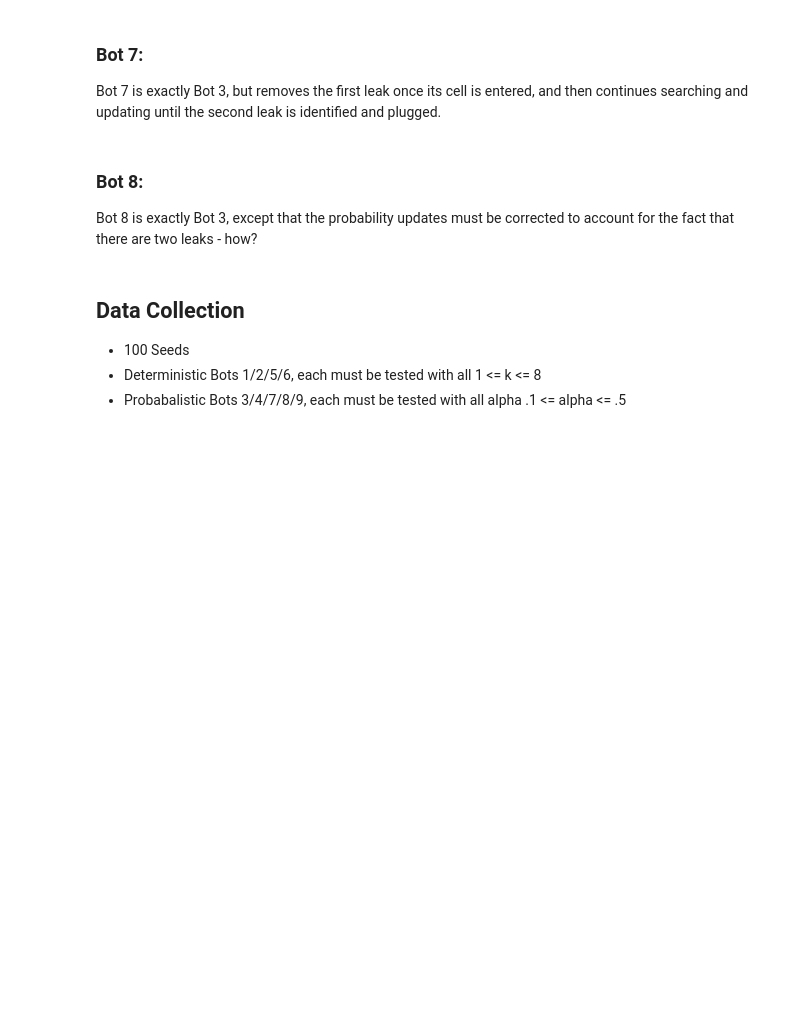
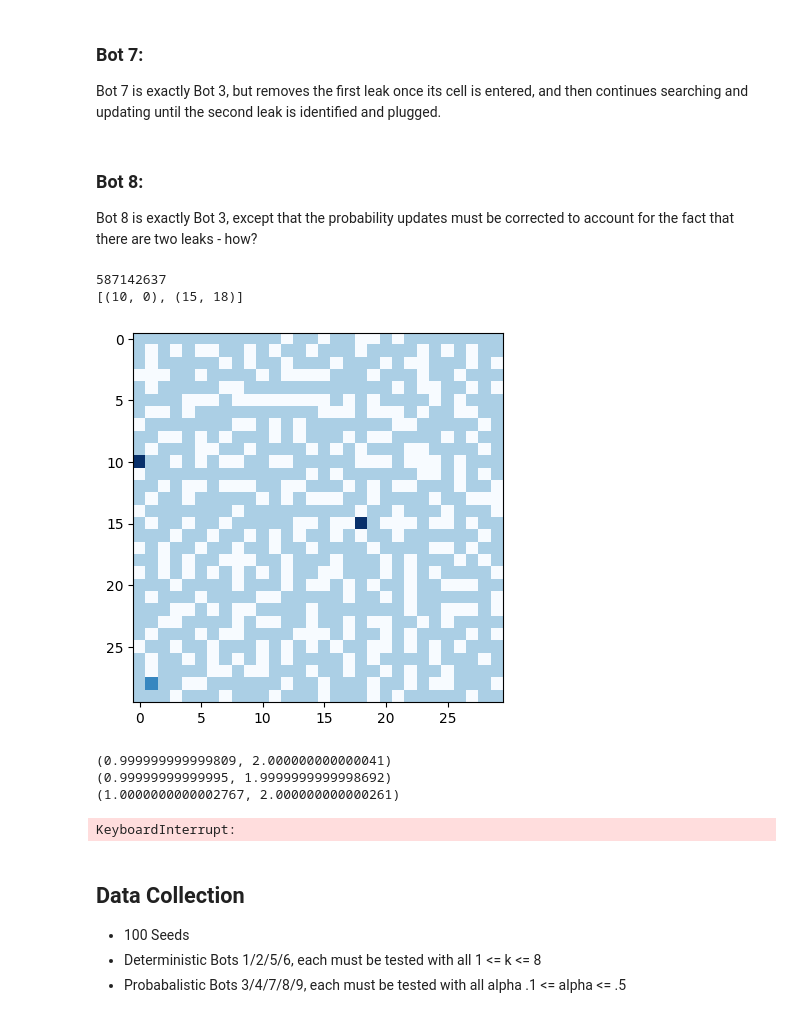
Before and after one commit to Intro-to-AI-Group/AI-Project-Two, a Jupyter notebook: src/Ship.ipynb, the cells around one changed output. Saved outputs shown, nothing was run; the diff lists cells and outputs as text; code cells hidden in the pictures; blank space fills up the shorter version.

```diff
--- a/src/Ship.ipynb
+++ b/src/Ship.ipynb
@@ -1584,17 +1616,25 @@ class BotEight(BotSeven):
 # %%
 seed = random.randint(0, 1000000000)
 ship = Ship(D = 30, seed = seed, leaks = 2)
 print(seed)
 print(ship.initial_leaks)
-bot = BotEight(ship, .1)
+bot = BotEight(ship, .25)
 ship.display(bot.position)
 #len(bot.prob_matrix.probs.keys())
 
 #bot.prob_matrix
 success, path, steps = bot.simulate()
 steps
 #ship.display(list(path))
 #steps, ship.initial_leaks
+# %% [output]
+587142637
+[(10, 0), (15, 18)]
+[figure, added]
+(0.999999999999809, 2.000000000000041)
+(0.99999999999995, 1.9999999999998692)
+(1.0000000000002767, 2.000000000000261)
+KeyboardInterrupt:
 # %%
 seed = random.randint(0, 1000000000)
 ship = Ship(seed = seed, leaks = 2)
```
Also changed, not shown: parts of 10 cells of this notebook, 1 other file.
